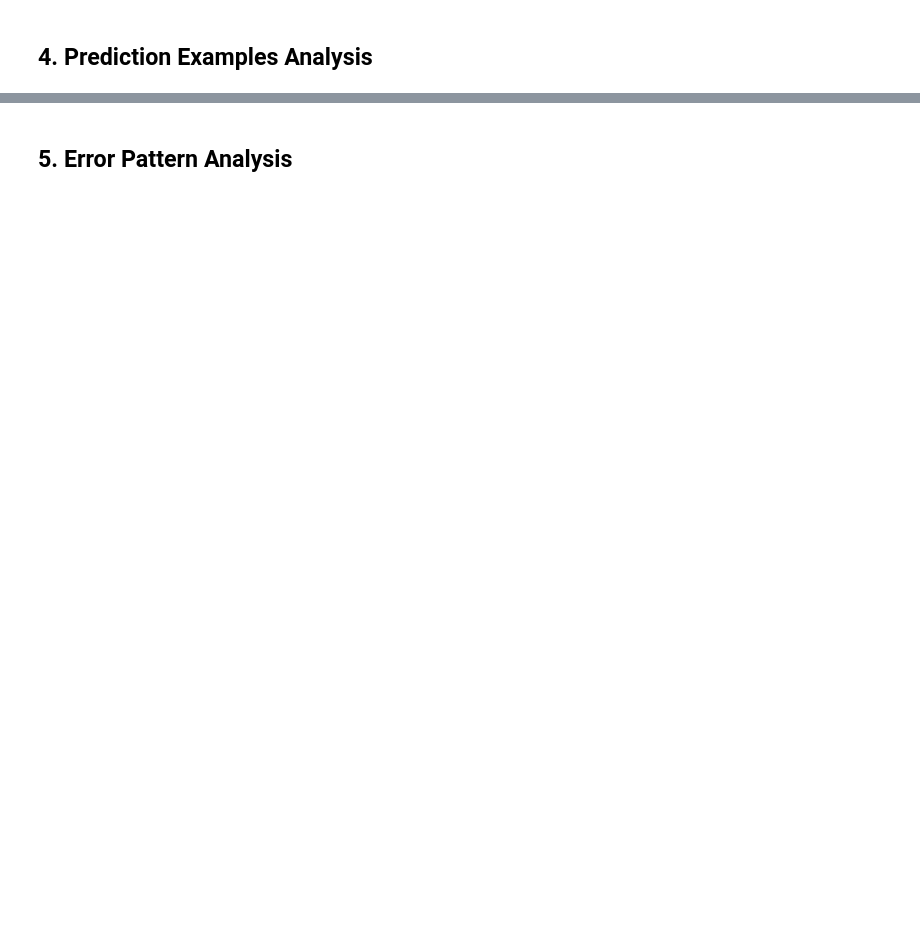
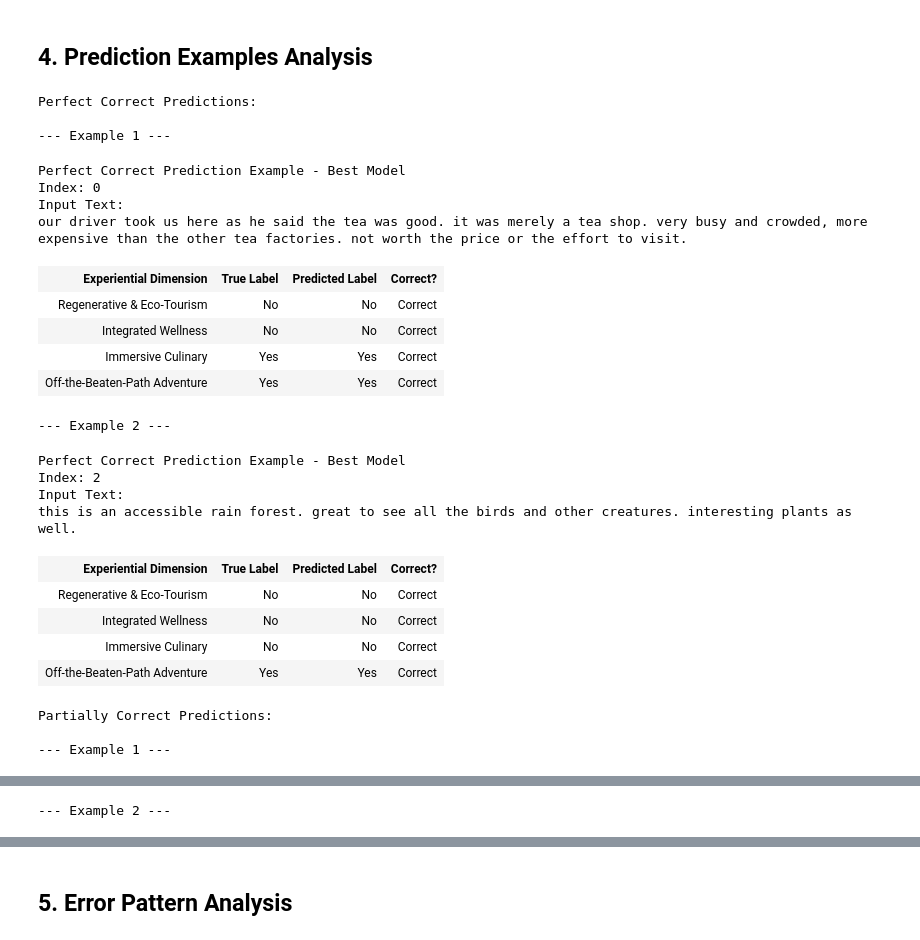
Before and after one commit to j2damax/explainable-tourism-nlp, a Jupyter notebook: notebooks/05_model_evaluation.ipynb, the cells around one changed output, grey strips where cells are left out. Cells and saved outputs as stored; diff of their text form; code cells hidden in the pictures; blank space fills up the shorter version.

```diff
--- a/notebooks/05_model_evaluation.ipynb
+++ b/notebooks/05_model_evaluation.ipynb
@@ -146,19 +218,24 @@ print("Prediction visualization functions defined")
 # %%
 # Load test predictions from training notebook
 # Note: This assumes the training notebook has been run and predictions are saved
+import numpy as np # Ensure numpy is imported
+import torch # Ensure torch is imported
+
 try:
     # Load predictions from the best model
     best_predictions = np.load('test_predictions.npy')
 
-    # For demonstration, create dummy test labels if not available
+    # Load actual test labels
     # In practice, these would be loaded from your test dataset
-    dummy_test_labels = np.random.randint(0, 2, size=best_predictions.shape)
+    test_data = torch.load('/content/drive/MyDrive/SerendipTravel/data/processed/test_dataset.pt', weights_only=False)
+    actual_test_labels = test_data['labels'] # Remove .numpy() as it's already a numpy array
+
 
     print(f"Loaded predictions: {best_predictions.shape}")
-    print(f"Created dummy test labels: {dummy_test_labels.shape}")
+    print(f"Loaded actual test labels: {actual_test_labels.shape}")
 
     # Analyze prediction quality
-    analysis = analyze_prediction_quality(dummy_test_labels, best_predictions, label_names, "Best Model")
+    analysis = analyze_prediction_quality(actual_test_labels, best_predictions, label_names, "Best Model")
 
     print("Prediction Quality Analysis:")
     print(f"Perfect Correct: {len(analysis['perfect_correct'])} examples")
@@ -176,7 +253,8 @@ except FileNotFoundError:
     n_samples = 100
     n_labels = len(label_names)
     best_predictions = np.random.randint(0, 2, size=(n_samples, n_labels))
-    dummy_test_labels = np.random.randint(0, 2, size=(n_samples, n_labels))
+    actual_test_labels = np.random.randint(0, 2, size=(n_samples, n_labels))
+
 
     print(f"Created dummy predictions: {best_predictions.shape}")
-    print(f"Created dummy test labels: {dummy_test_labels.shape}")
+    print(f"Created dummy test labels: {actual_test_labels.shape}")
@@ -185,34 +273,82 @@ except FileNotFoundError:
 # %%
 # Display prediction examples
 print("Perfect Correct Predictions:")
 if len(analysis['perfect_correct']) > 0:
     for i, idx in enumerate(analysis['perfect_correct'][:2]):
         print(f"\n--- Example {i+1} ---")
+        # Retrieve the input_ids for the example
+        input_ids = test_data['encodings']['input_ids'][idx]
+        # Decode the input_ids back to text using a tokenizer
+        # Assuming 'bert-base-uncased' was used for training
+        tokenizer = AutoTokenizer.from_pretrained('bert-base-uncased')
+        input_text = tokenizer.decode(input_ids, skip_special_tokens=True)
+
         display(display_prediction_example(
-            idx, dummy_test_labels, best_predictions, label_names,
-            "Best Model", "Perfect Correct"
+            idx, actual_test_labels, best_predictions, label_names,
+            input_text=input_text,
+            model_name="Best Model", analysis_type="Perfect Correct"
         ))
 else:
     print("No perfect correct examples found")
 
 print("\nPartially Correct Predictions:")
 if len(analysis['partially_correct']) > 0:
     for i, idx in enumerate(analysis['partially_correct'][:2]):
         print(f"\n--- Example {i+1} ---")
+        # Retrieve the input_ids for the example
+        input_ids = test_data['encodings']['input_ids'][idx]
+        # Decode the input_ids back to text using a tokenizer
+        tokenizer = AutoTokenizer.from_pretrained('bert-base-uncased')
+        input_text = tokenizer.decode(input_ids, skip_special_tokens=True)
+
         display(display_prediction_example(
-            idx, dummy_test_labels, best_predictions, label_names,
-            "Best Model", "Partially Correct"
+            idx, actual_test_labels, best_predictions, label_names,
+            input_text=input_text,
+            model_name="Best Model", analysis_type="Partially Correct"
         ))
 else:
     print("No partially correct examples found")
 
 print("\nCompletely Wrong Predictions:")
 if len(analysis['completely_wrong']) > 0:
     for i, idx in enumerate(analysis['completely_wrong'][:2]):
         print(f"\n--- Example {i+1} ---")
+        # Retrieve the input_ids for the example
+        input_ids = test_data['encodings']['input_ids'][idx]
+        # Decode the input_ids back to text using a tokenizer
+        tokenizer = AutoTokenizer.from_pretrained('bert-base-uncased')
+        input_text = tokenizer.decode(input_ids, skip_special_tokens=True)
+
         display(display_prediction_example(
-            idx, dummy_test_labels, best_predictions, label_names,
-            "Best Model", "Completely Wrong"
+            idx, actual_test_labels, best_predictions, label_names,
+            input_text=input_text,
+            model_name="Best Model", analysis_type="Completely Wrong"
         ))
 else:
     print("No completely wrong examples found")
+# %% [output]
+Perfect Correct Predictions:
+
+--- Example 1 ---
+Perfect Correct Prediction Example - Best Model
+Index: 0
+Input Text:
+our driver took us here as he said the tea was good. it was merely a tea shop. very busy and crowded, more expensive than the other tea factories. not worth the price or the effort to visit.
+| Experiential Dimension | True Label | Predicted Label | Correct? |
+| Regenerative & Eco-Tourism | No | No | Correct |
+| Integrated Wellness | No | No | Correct |
+| Immersive Culinary | Yes | Yes | Correct |
+| Off-the-Beaten-Path Adventure | Yes | Yes | Correct |
+--- Example 2 ---
+Perfect Correct Prediction Example - Best Model
+Index: 2
+Input Text:
+this is an accessible rain forest. great to see all the birds and other creatures. interesting plants as well.
+| Experiential Dimension | True Label | Predicted Label | Correct? |
+| Regenerative & Eco-Tourism | No | No | Correct |
+| Integrated Wellness | No | No | Correct |
+| Immersive Culinary | No | No | Correct |
+| Off-the-Beaten-Path Adventure | Yes | Yes | Correct |
+Partially Correct Predictions:
+
+--- Example 1 ---
@@ -218,0 +364 @@ else:
+--- Example 2 ---
```
Also changed, not shown: parts of 10 cells of this notebook, 7 other files.
